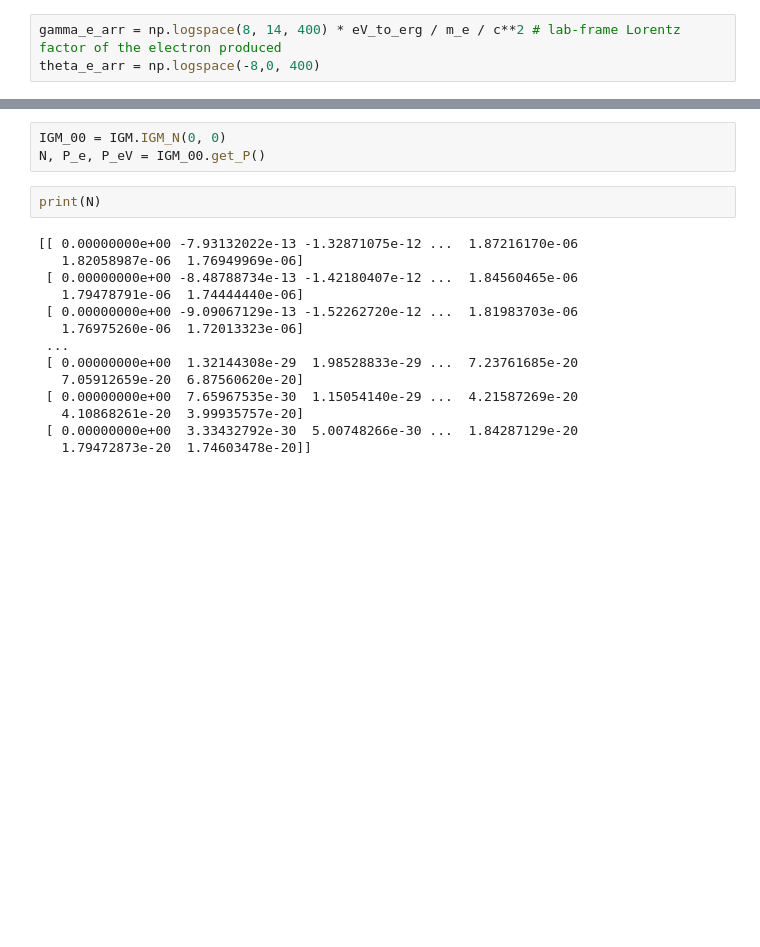
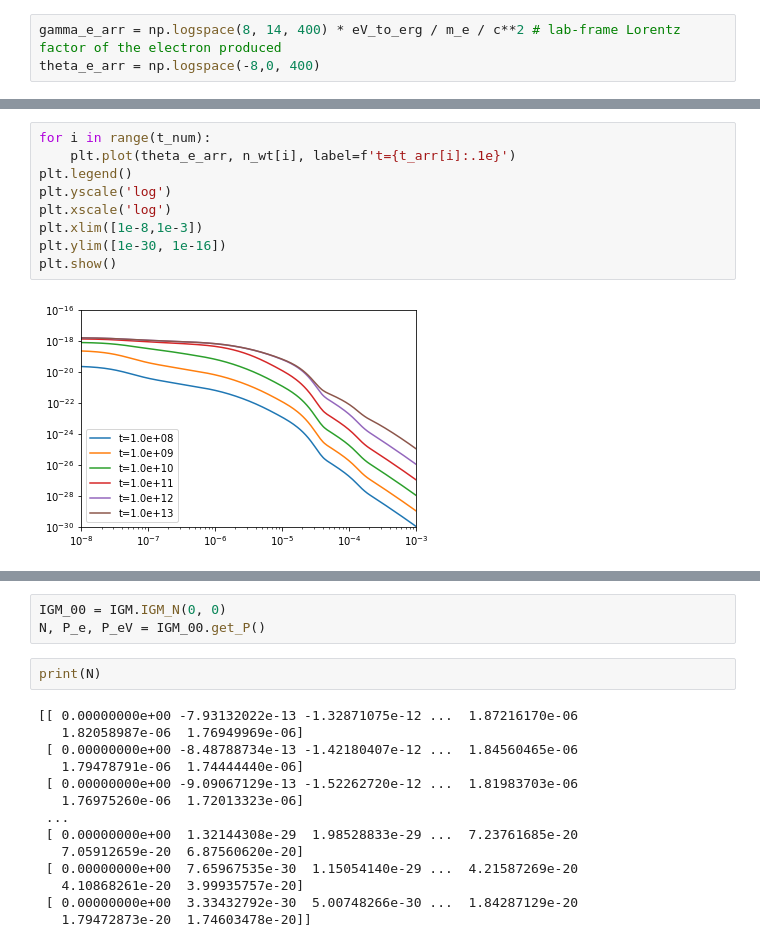
Before and after one commit to hirata10/IGMCRProject, a Jupyter notebook: Eq56_draft.ipynb, the cells around one changed output, grey strips where cells are left out. Cells and saved outputs as stored; diff of their text form; blank space fills up the shorter version.

```diff
--- a/Eq56_draft.ipynb
+++ b/Eq56_draft.ipynb
@@ -55,0 +95,11 @@ print(nij[0][0][0])
+# %%
+for i in range(t_num):
+    plt.plot(theta_e_arr, n_wt[i], label=f't={t_arr[i]:.1e}')
+plt.legend()
+plt.yscale('log')
+plt.xscale('log')
+plt.xlim([1e-8,1e-3])
+plt.ylim([1e-30, 1e-16])
+plt.show()
+# %% [output]
+[figure, added]
```
Also changed, not shown: parts of 16 cells of this notebook.
